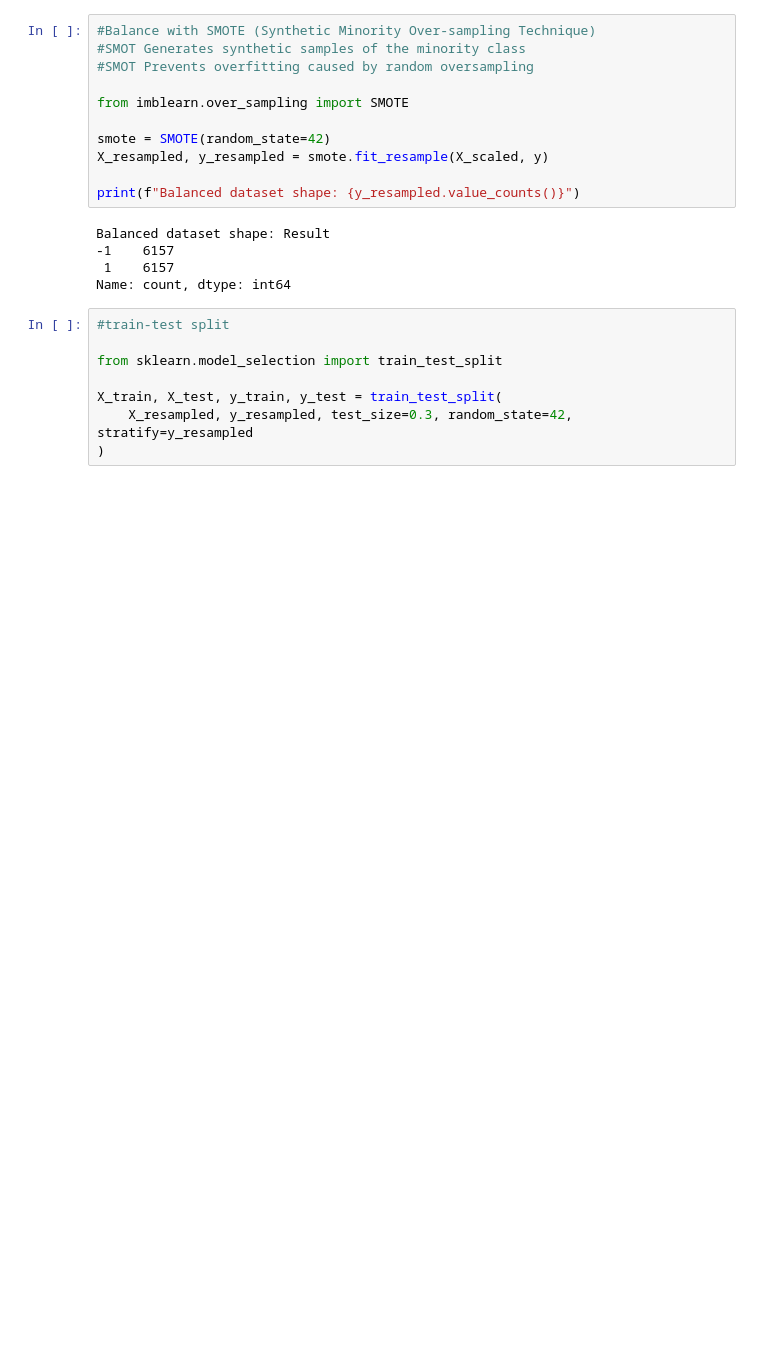
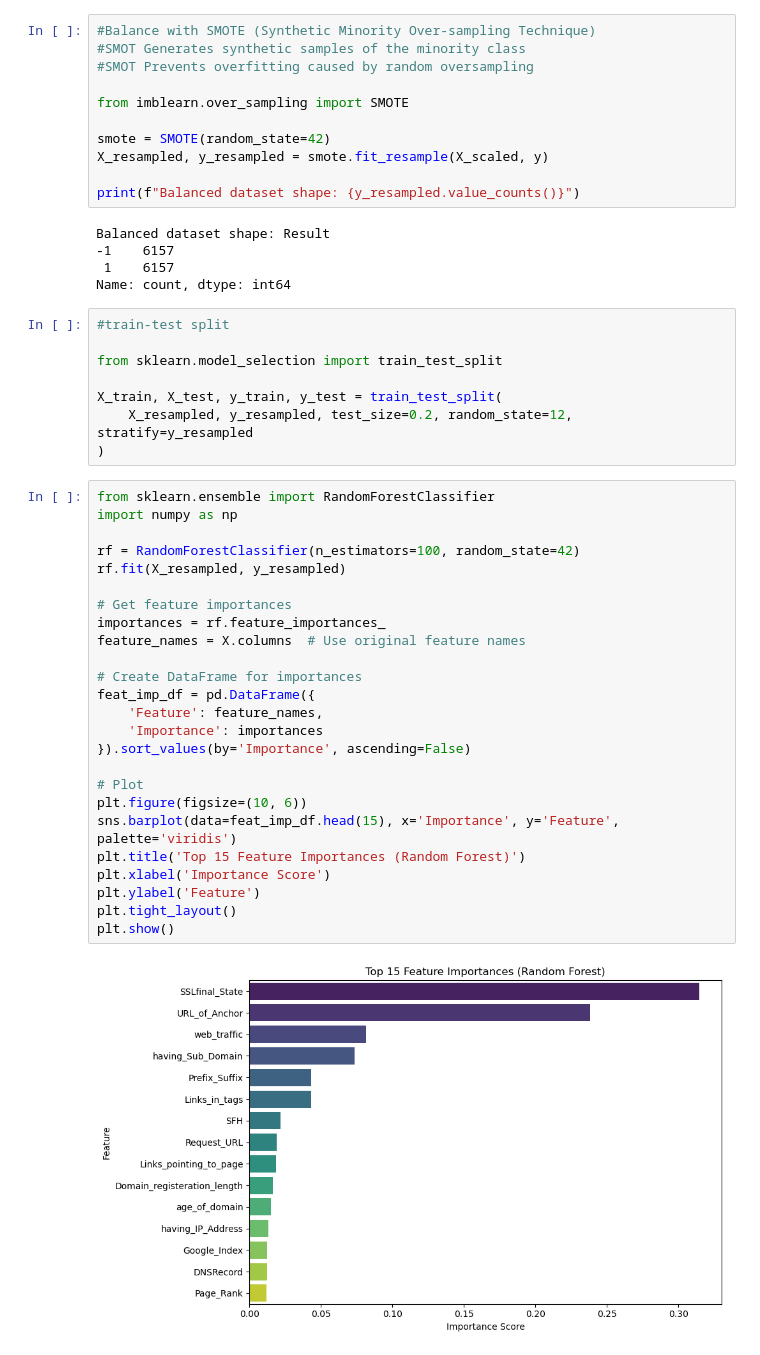
Before and after one commit to g-divya/PhishCheck, a Jupyter notebook: projfile.ipynb, the cells around one changed output. Drawn from its saved outputs; the diff is of its cells as text; blank space fills up the shorter version.

```diff
--- a/projfile.ipynb
+++ b/projfile.ipynb
@@ -66,8 +66,35 @@ Name: count, dtype: int64
 from sklearn.model_selection import train_test_split
 
 X_train, X_test, y_train, y_test = train_test_split(
-    X_resampled, y_resampled, test_size=0.3, random_state=42, stratify=y_resampled
+    X_resampled, y_resampled, test_size=0.2, random_state=12, stratify=y_resampled
 )
+# %%
+from sklearn.ensemble import RandomForestClassifier
+import numpy as np
+
+rf = RandomForestClassifier(n_estimators=100, random_state=42)
+rf.fit(X_resampled, y_resampled)
+
+# Get feature importances
+importances = rf.feature_importances_
+feature_names = X.columns  # Use original feature names
+
+# Create DataFrame for importances
+feat_imp_df = pd.DataFrame({
+    'Feature': feature_names,
+    'Importance': importances
+}).sort_values(by='Importance', ascending=False)
+
+# Plot
+plt.figure(figsize=(10, 6))
+sns.barplot(data=feat_imp_df.head(15), x='Importance', y='Feature', palette='viridis')
+plt.title('Top 15 Feature Importances (Random Forest)')
+plt.xlabel('Importance Score')
+plt.ylabel('Feature')
+plt.tight_layout()
+plt.show()
+# %% [output]
+[figure, added]
 # %%
 print("Final shapes:", X_train.shape, X_test.shape)
 # %% [output]
```
Also changed, not shown: parts of 3 cells of this notebook, 7 other files.
